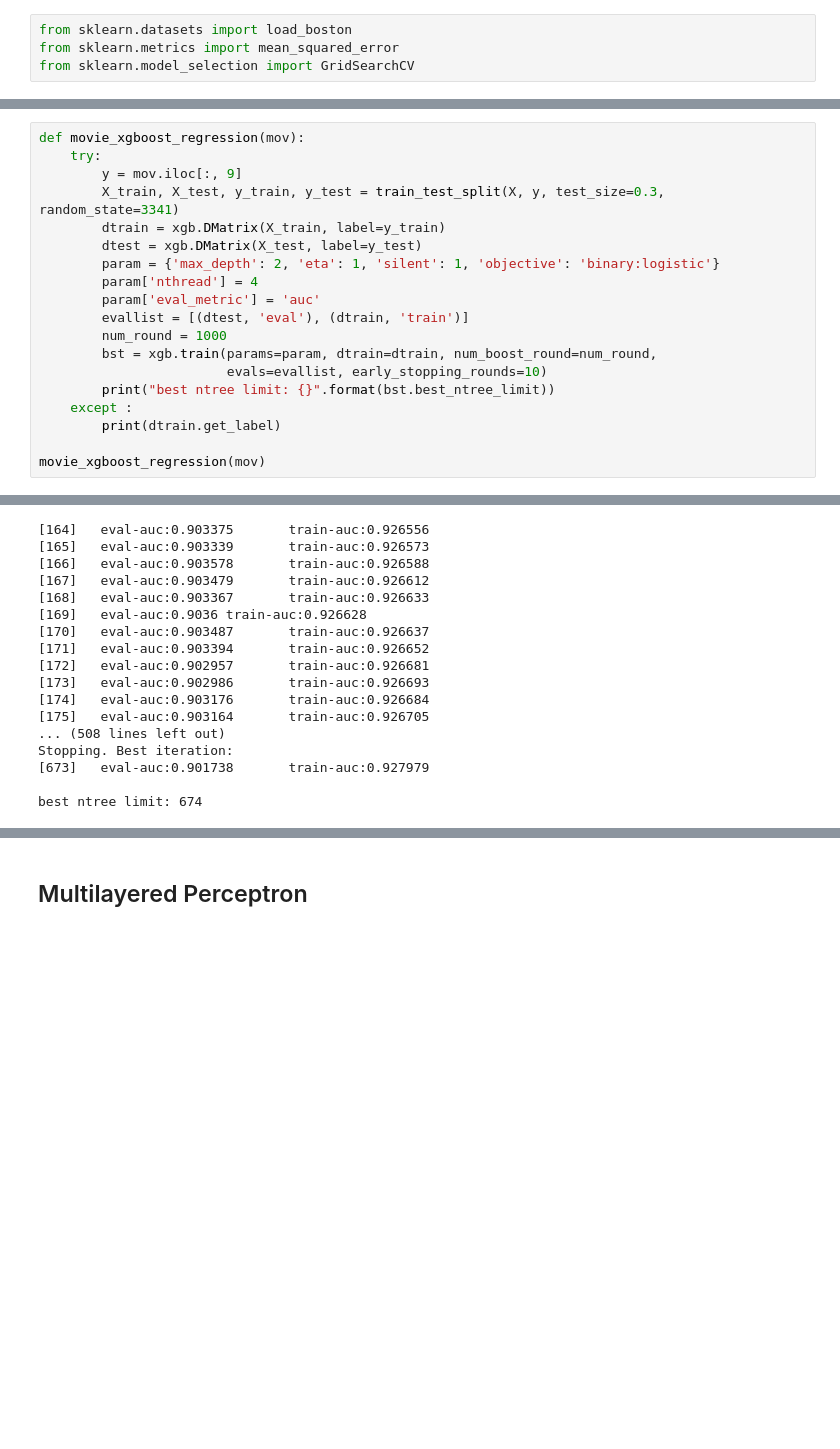
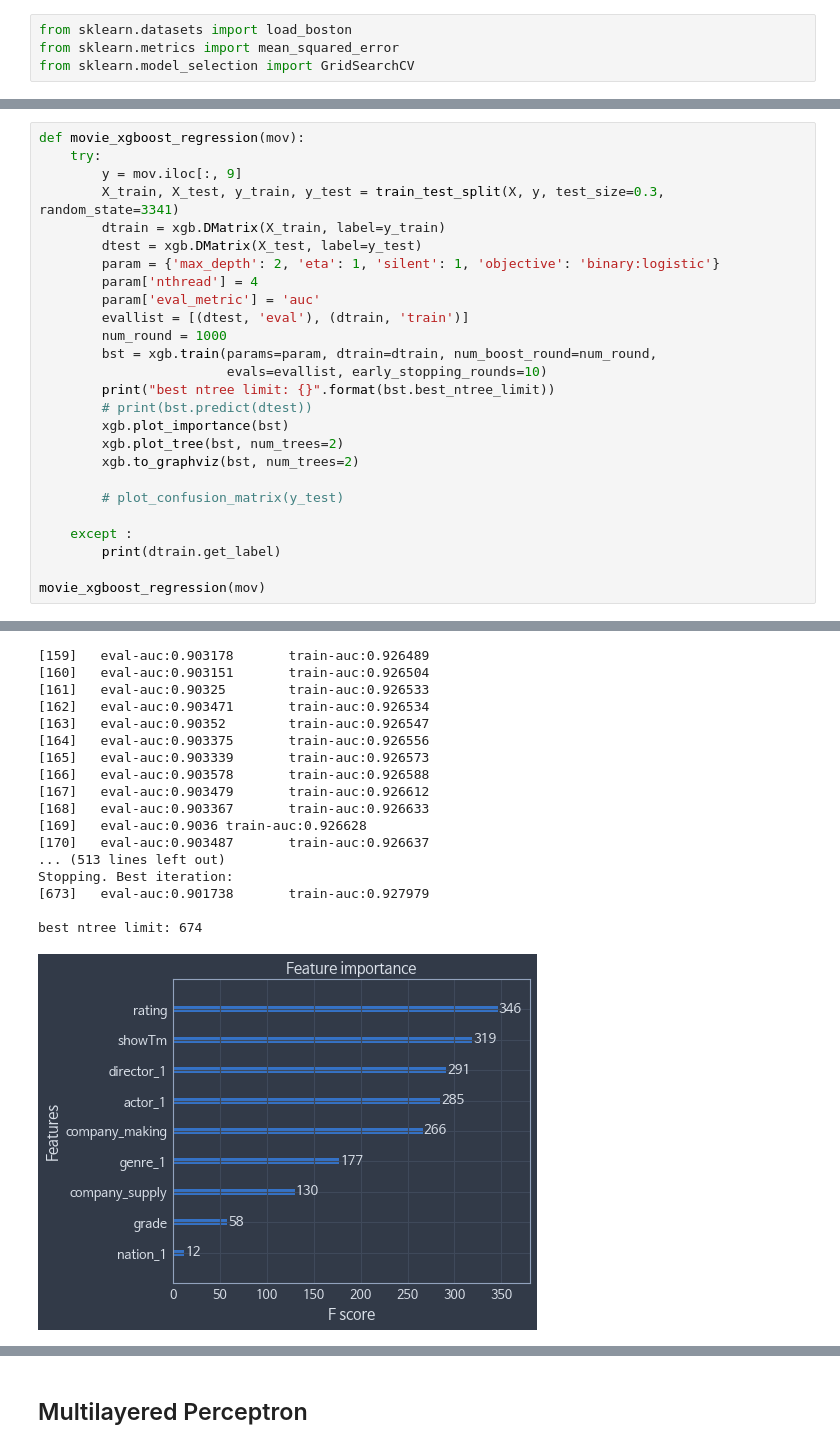
Before and after one commit to younghk/2019_Project_Graduation, a Jupyter notebook: Modeling.ipynb, the cells around one changed output, grey strips where cells are left out. Cells and saved outputs as stored; diff of their text form; blank space fills up the shorter version.

```diff
--- a/Modeling.ipynb
+++ b/Modeling.ipynb
@@ -686,6 +773,13 @@ def movie_xgboost_regression(mov):
         bst = xgb.train(params=param, dtrain=dtrain, num_boost_round=num_round,
                         evals=evallist, early_stopping_rounds=10)
         print("best ntree limit: {}".format(bst.best_ntree_limit))
+        # print(bst.predict(dtest))
+        xgb.plot_importance(bst)
+        xgb.plot_tree(bst, num_trees=2)
+        xgb.to_graphviz(bst, num_trees=2)
+
+        # plot_confusion_matrix(y_test)
+
     except :
         print(dtrain.get_label)
 
@@ -711,17 +805,18 @@ Will train until train-auc hasn't improved in 10 rounds.
+[159]   eval-auc:0.903178       train-auc:0.926489
+[160]   eval-auc:0.903151       train-auc:0.926504
+[161]   eval-auc:0.90325        train-auc:0.926533
+[162]   eval-auc:0.903471       train-auc:0.926534
+[163]   eval-auc:0.90352        train-auc:0.926547
 [164]   eval-auc:0.903375       train-auc:0.926556
 [165]   eval-auc:0.903339       train-auc:0.926573
 [166]   eval-auc:0.903578       train-auc:0.926588
 [167]   eval-auc:0.903479       train-auc:0.926612
 [168]   eval-auc:0.903367       train-auc:0.926633
 [169]   eval-auc:0.9036 train-auc:0.926628
 [170]   eval-auc:0.903487       train-auc:0.926637
-[171]   eval-auc:0.903394       train-auc:0.926652
-[172]   eval-auc:0.902957       train-auc:0.926681
-[173]   eval-auc:0.902986       train-auc:0.926693
-[174]   eval-auc:0.903176       train-auc:0.926684
-[175]   eval-auc:0.903164       train-auc:0.926705
-... (508 lines left out)
+... (513 lines left out)
 Stopping. Best iteration:
 [673]   eval-auc:0.901738       train-auc:0.927979
 
 best ntree limit: 674
+[figure, added]
```
Also changed, not shown: parts of 10 cells of this notebook.
